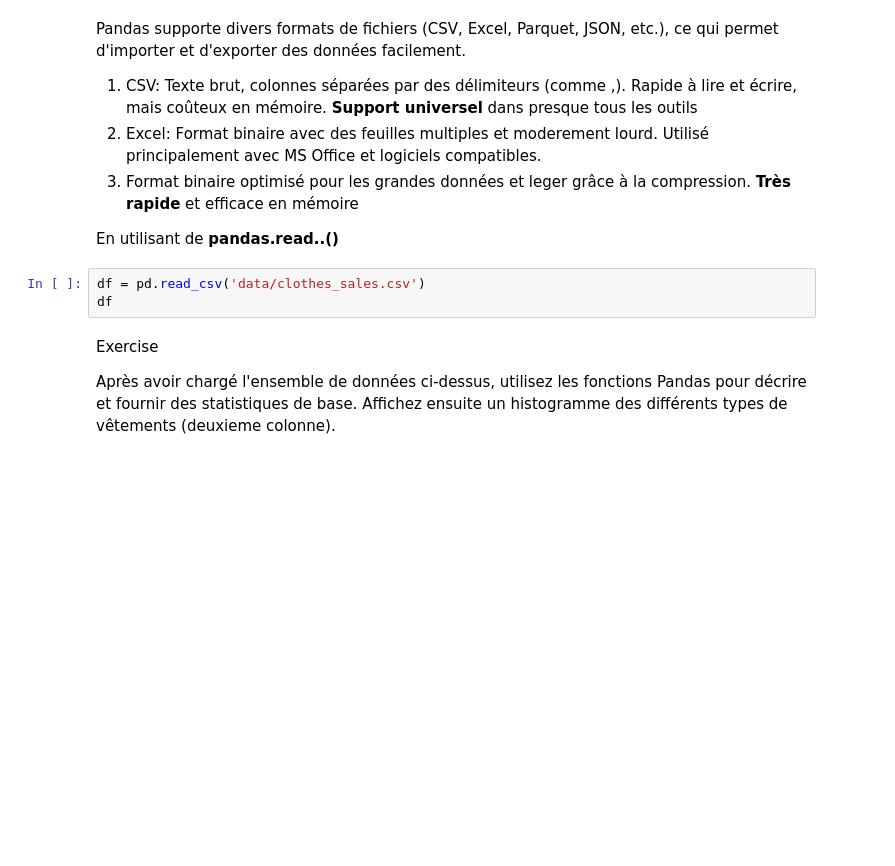
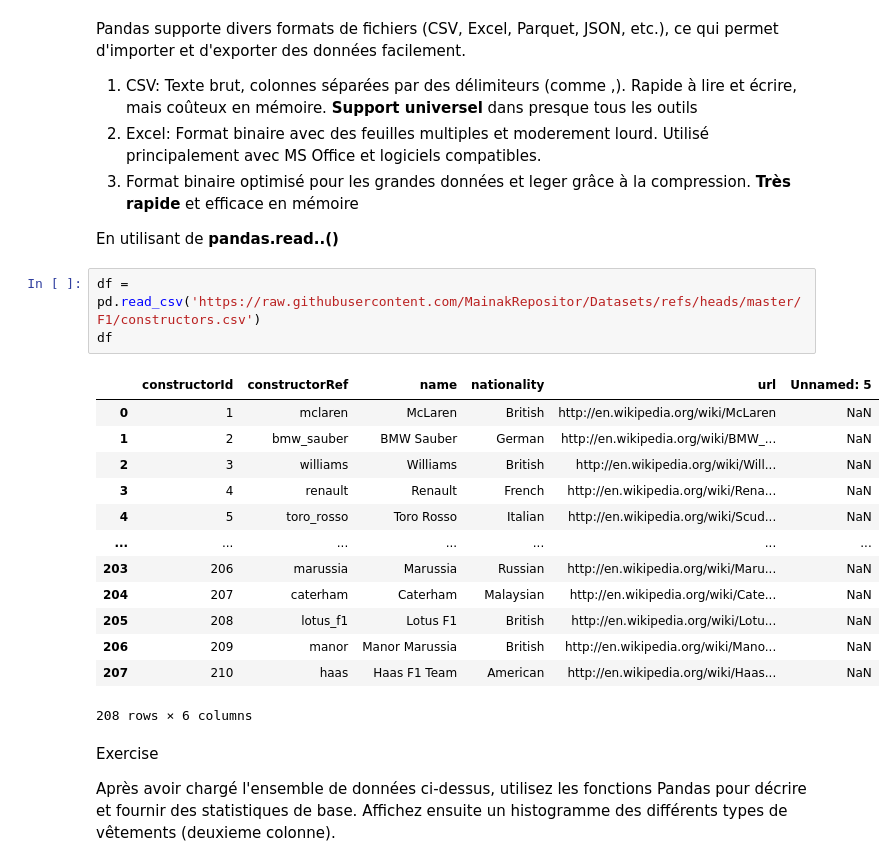
Before and after one commit to mrgeooo14/nomades_to_submit, a Jupyter notebook: DS_day3_pandas.ipynb, the cells around one changed output. Saved outputs shown, nothing was run; the diff lists cells and outputs as text; blank space fills up the shorter version.

```diff
--- a/DS_day3_pandas.ipynb
+++ b/DS_day3_pandas.ipynb
@@ -99,9 +182,23 @@ Pandas supporte divers formats de fichiers (CSV, Excel, Parquet, JSON, etc.), ce
 3) Format binaire optimisé pour les grandes données et leger grâce à la compression. **Très rapide** et efficace en mémoire
 
 En utilisant de **pandas.read..()**
-# %%
-df = pd.read_csv('data/clothes_sales.csv')
-df
+# %%
+df = pd.read_csv('https://raw.githubusercontent.com/MainakRepositor/Datasets/refs/heads/master/F1/constructors.csv')
+df
+# %% [output]
+|  | constructorId | constructorRef | name | nationality | url | Unnamed: 5 |
+| 0 | 1 | mclaren | McLaren | British | http://en.wikipedia.org/wiki/McLaren | NaN |
+| 1 | 2 | bmw_sauber | BMW Sauber | German | http://en.wikipedia.org/wiki/BMW_... | NaN |
+| 2 | 3 | williams | Williams | British | http://en.wikipedia.org/wiki/Will... | NaN |
+| 3 | 4 | renault | Renault | French | http://en.wikipedia.org/wiki/Rena... | NaN |
+| 4 | 5 | toro_rosso | Toro Rosso | Italian | http://en.wikipedia.org/wiki/Scud... | NaN |
+| ... | ... | ... | ... | ... | ... | ... |
+| 203 | 206 | marussia | Marussia | Russian | http://en.wikipedia.org/wiki/Maru... | NaN |
+| 204 | 207 | caterham | Caterham | Malaysian | http://en.wikipedia.org/wiki/Cate... | NaN |
+| 205 | 208 | lotus_f1 | Lotus F1 | British | http://en.wikipedia.org/wiki/Lotu... | NaN |
+| 206 | 209 | manor | Manor Marussia | British | http://en.wikipedia.org/wiki/Mano... | NaN |
+| 207 | 210 | haas | Haas F1 Team | American | http://en.wikipedia.org/wiki/Haas... | NaN |
+208 rows × 6 columns
 # %% [markdown]
 Exercise
 
```
Also changed, not shown: parts of 15 cells of this notebook, 3 other files.
